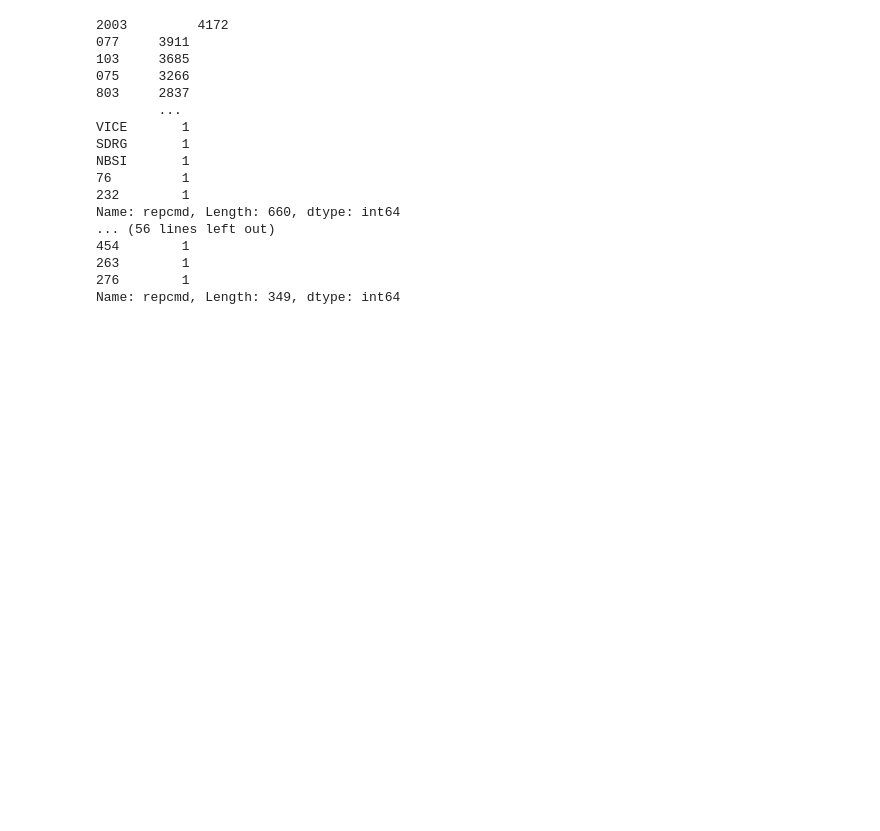
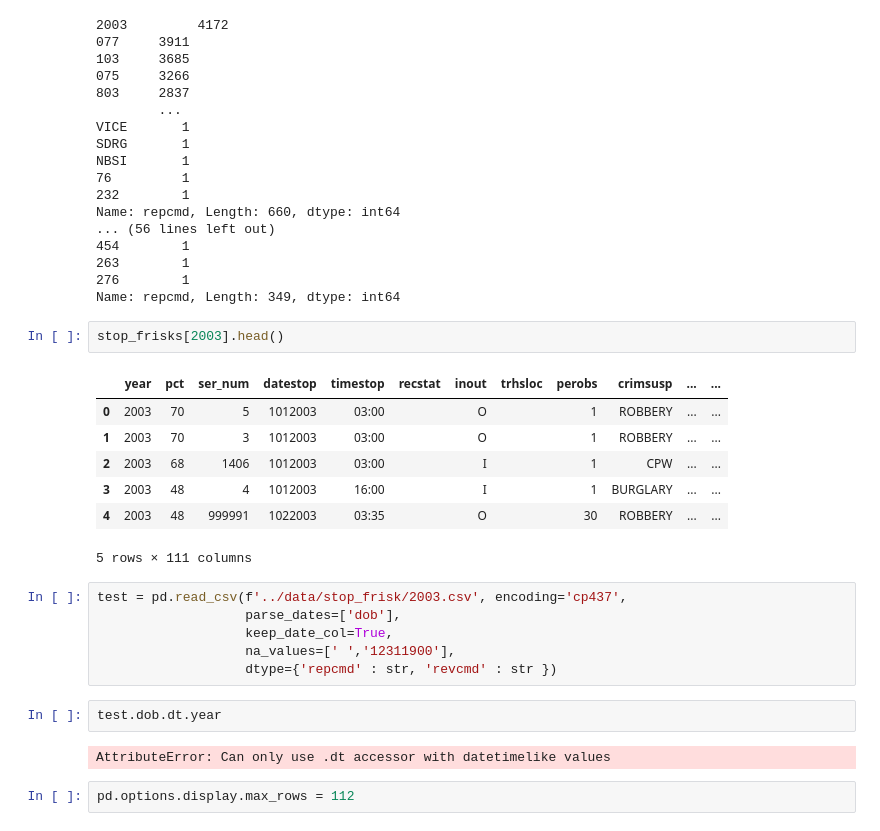
Before and after one commit to anilca-lab/FIS-Mod4-Project, a Jupyter notebook: brad_data_cleaning.ipynb, the cells around one changed output. Cells and saved outputs as stored; diff of their text form; blank space fills up the shorter version.

```diff
--- a/brad_data_cleaning.ipynb
+++ b/brad_data_cleaning.ipynb
@@ -260,3 +240,25 @@ Name: repcmd, Length: 660, dtype: int64
 263        1
 276        1
 Name: repcmd, Length: 349, dtype: int64
+# %%
+stop_frisks[2003].head()
+# %% [output]
+|  | year | pct | ser_num | datestop | timestop | recstat | inout | trhsloc | perobs | crimsusp | ... | ... |
+| 0 | 2003 | 70 | 5 | 1012003 | 03:00 |  | O |  | 1 | ROBBERY | ... | ... |
+| 1 | 2003 | 70 | 3 | 1012003 | 03:00 |  | O |  | 1 | ROBBERY | ... | ... |
+| 2 | 2003 | 68 | 1406 | 1012003 | 03:00 |  | I |  | 1 | CPW | ... | ... |
+| 3 | 2003 | 48 | 4 | 1012003 | 16:00 |  | I |  | 1 | BURGLARY | ... | ... |
+| 4 | 2003 | 48 | 999991 | 1022003 | 03:35 |  | O |  | 30 | ROBBERY | ... | ... |
+5 rows × 111 columns
+# %%
+test = pd.read_csv(f'../data/stop_frisk/2003.csv', encoding='cp437',
+                   parse_dates=['dob'],
+                   keep_date_col=True,
+                   na_values=[' ','12311900'],
+                   dtype={'repcmd' : str, 'revcmd' : str })
+# %%
+test.dob.dt.year
+# %% [output]
+AttributeError: Can only use .dt accessor with datetimelike values
+# %%
+pd.options.display.max_rows = 112
```
Also changed, not shown: parts of 14 cells of this notebook.
